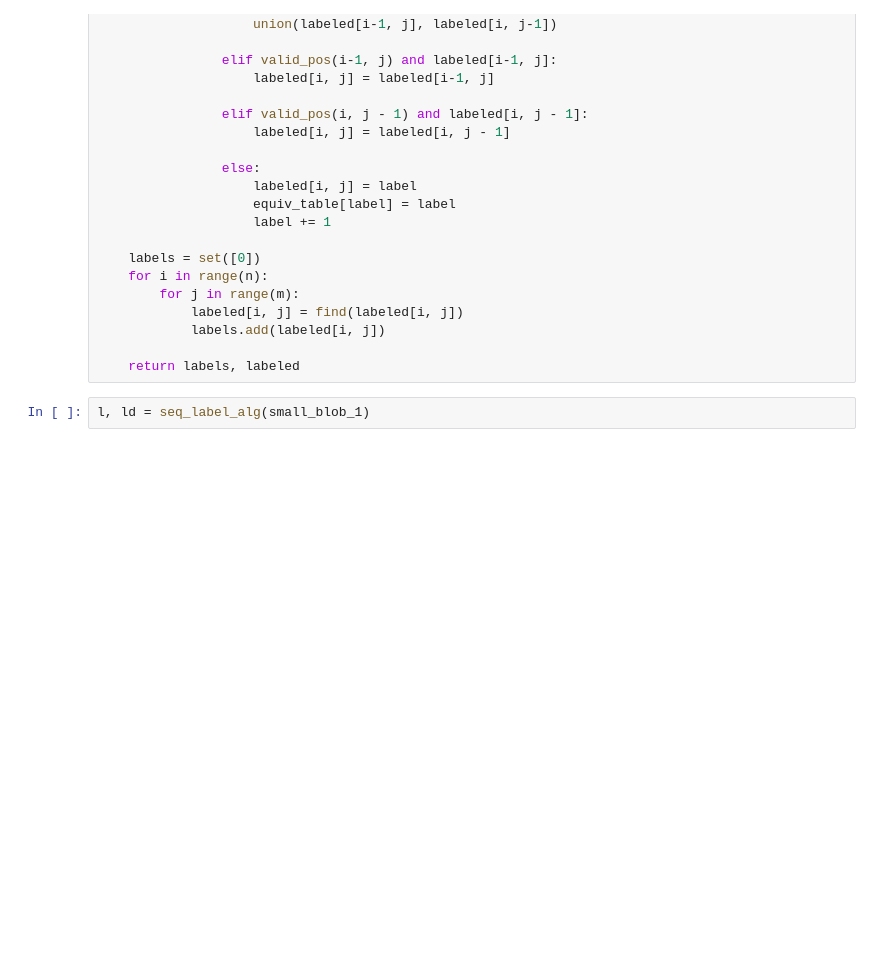
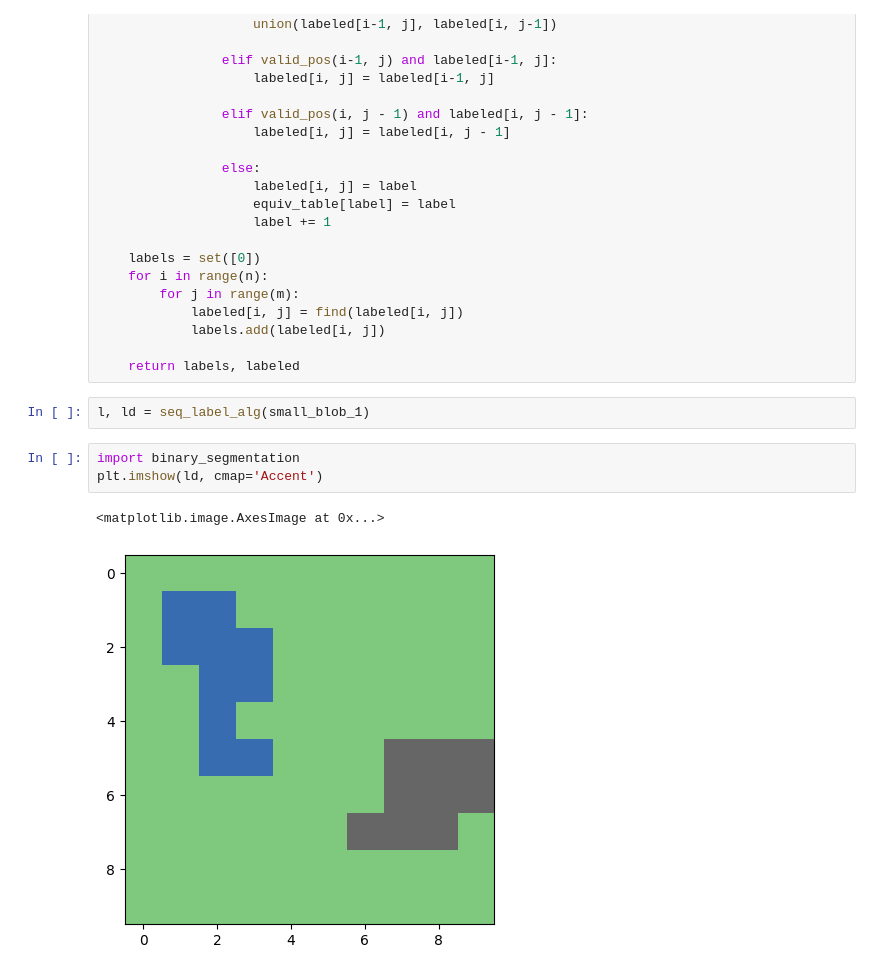
Before and after one commit to aarush-umap/3Dvision, a Jupyter notebook: binary_images.ipynb, the cells around one changed output. Cells and saved outputs as stored; diff of their text form; blank space fills up the shorter version.

```diff
--- a/binary_images.ipynb
+++ b/binary_images.ipynb
@@ -239,3 +239,9 @@ def seq_label_alg(image):
     return labels, labeled
 # %%
 l, ld = seq_label_alg(small_blob_1)
+# %%
+import binary_segmentation
+plt.imshow(ld, cmap='Accent')
+# %% [output]
+<matplotlib.image.AxesImage at 0x...>
+[figure, added]
```
Also changed, not shown: parts of 4 cells of this notebook.
